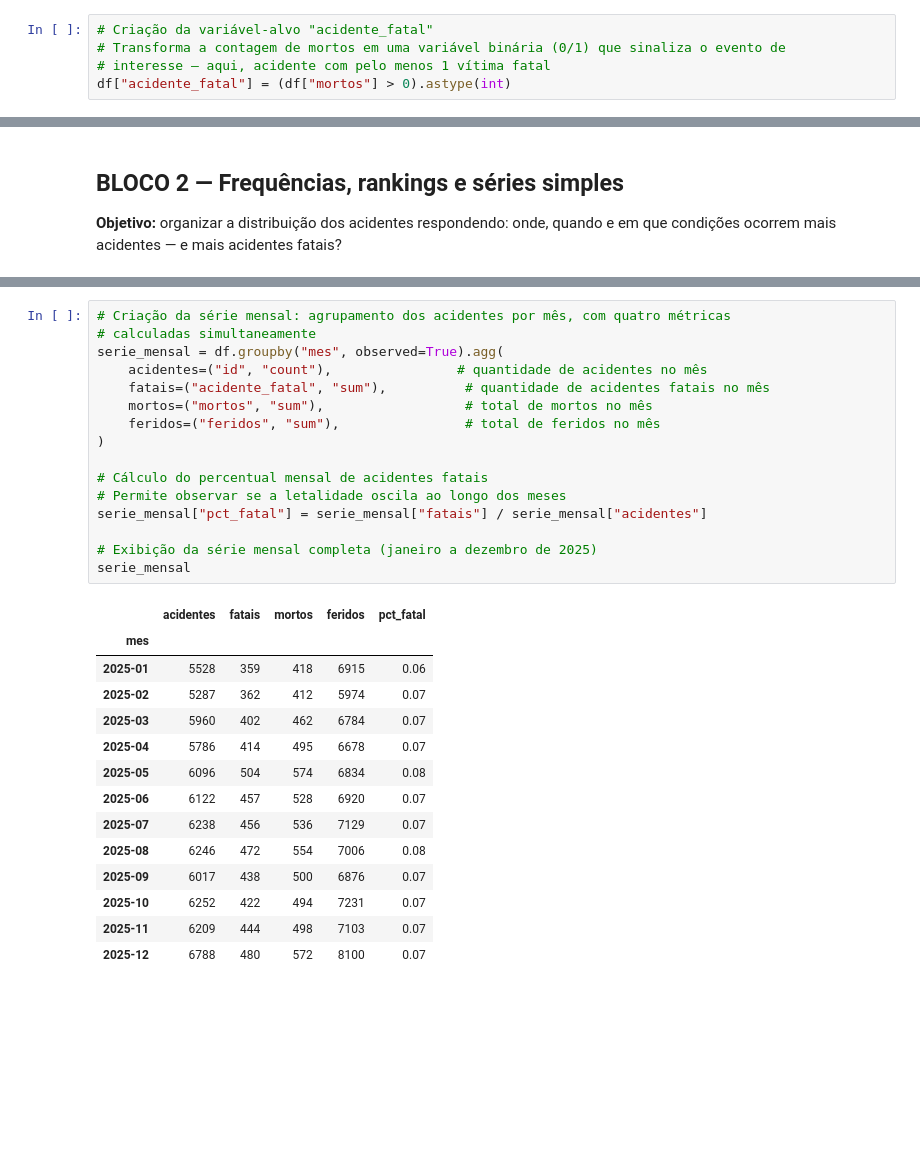
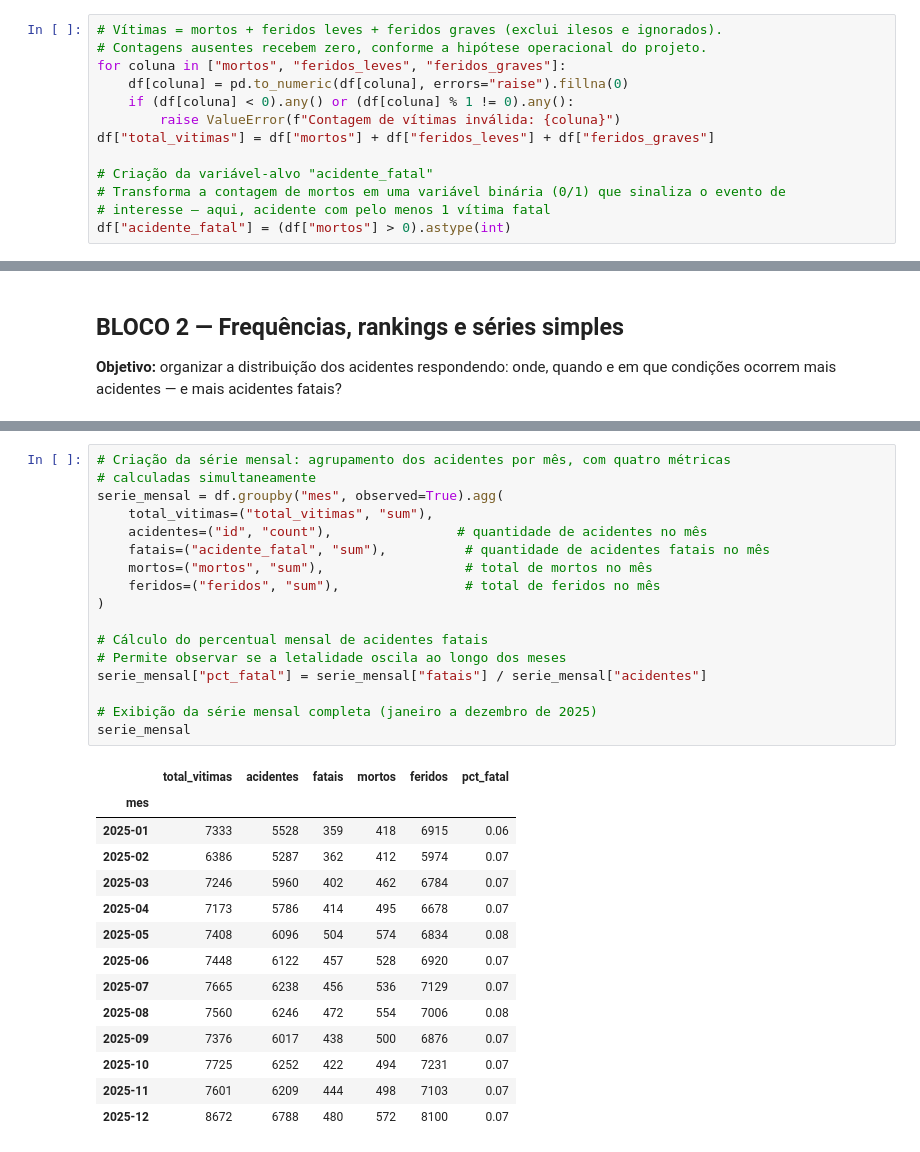
Before and after one commit to WilsonAgomes/Atividades_Aponti, a Jupyter notebook: atividade_unidade_5_2_prf/EDA — Indicadores e Fatores Associados a Acidentes Fatais.ipynb, the cells around one changed output, grey strips where cells are left out. Cells and saved outputs as stored; diff of their text form; blank space fills up the shorter version.

Commit message:
Atualização total de vítimas

```diff
--- a/atividade_unidade_5_2_prf/EDA — Indicadores e Fatores Associados a Acidentes Fatais.ipynb
+++ b/atividade_unidade_5_2_prf/EDA — Indicadores e Fatores Associados a Acidentes Fatais.ipynb
@@ -179,6 +179,14 @@ Com Vítimas Fatais      5209
 NaN                        1
 Name: count, dtype: int64
 # %%
+# Vítimas = mortos + feridos leves + feridos graves (exclui ilesos e ignorados).
+# Contagens ausentes recebem zero, conforme a hipótese operacional do projeto.
+for coluna in ["mortos", "feridos_leves", "feridos_graves"]:
+    df[coluna] = pd.to_numeric(df[coluna], errors="raise").fillna(0)
+    if (df[coluna] < 0).any() or (df[coluna] % 1 != 0).any():
+        raise ValueError(f"Contagem de vítimas inválida: {coluna}")
+df["total_vitimas"] = df["mortos"] + df["feridos_leves"] + df["feridos_graves"]
+
 # Criação da variável-alvo "acidente_fatal"
 # Transforma a contagem de mortos em uma variável binária (0/1) que sinaliza o evento de
 # interesse — aqui, acidente com pelo menos 1 vítima fatal
@@ -421,34 +438,35 @@ Acidentes por dia da semana:
 # %%
 # Criação da série mensal: agrupamento dos acidentes por mês, com quatro métricas
 # calculadas simultaneamente
 serie_mensal = df.groupby("mes", observed=True).agg(
+    total_vitimas=("total_vitimas", "sum"),
     acidentes=("id", "count"),                # quantidade de acidentes no mês
     fatais=("acidente_fatal", "sum"),          # quantidade de acidentes fatais no mês
     mortos=("mortos", "sum"),                  # total de mortos no mês
     feridos=("feridos", "sum"),                # total de feridos no mês
 )
 
 # Cálculo do percentual mensal de acidentes fatais
 # Permite observar se a letalidade oscila ao longo dos meses
 serie_mensal["pct_fatal"] = serie_mensal["fatais"] / serie_mensal["acidentes"]
 
 # Exibição da série mensal completa (janeiro a dezembro de 2025)
 serie_mensal
 # %% [output]
-|  | acidentes | fatais | mortos | feridos | pct_fatal |
-| mes |  |  |  |  |  |
-| 2025-01 | 5528 | 359 | 418 | 6915 | 0.06 |
-| 2025-02 | 5287 | 362 | 412 | 5974 | 0.07 |
-| 2025-03 | 5960 | 402 | 462 | 6784 | 0.07 |
-| 2025-04 | 5786 | 414 | 495 | 6678 | 0.07 |
-| 2025-05 | 6096 | 504 | 574 | 6834 | 0.08 |
-| 2025-06 | 6122 | 457 | 528 | 6920 | 0.07 |
-| 2025-07 | 6238 | 456 | 536 | 7129 | 0.07 |
-| 2025-08 | 6246 | 472 | 554 | 7006 | 0.08 |
-| 2025-09 | 6017 | 438 | 500 | 6876 | 0.07 |
-| 2025-10 | 6252 | 422 | 494 | 7231 | 0.07 |
-| 2025-11 | 6209 | 444 | 498 | 7103 | 0.07 |
-| 2025-12 | 6788 | 480 | 572 | 8100 | 0.07 |
+|  | total_vitimas | acidentes | fatais | mortos | feridos | pct_fatal |
+| mes |  |  |  |  |  |  |
+| 2025-01 | 7333 | 5528 | 359 | 418 | 6915 | 0.06 |
+| 2025-02 | 6386 | 5287 | 362 | 412 | 5974 | 0.07 |
+| 2025-03 | 7246 | 5960 | 402 | 462 | 6784 | 0.07 |
+| 2025-04 | 7173 | 5786 | 414 | 495 | 6678 | 0.07 |
+| 2025-05 | 7408 | 6096 | 504 | 574 | 6834 | 0.08 |
+| 2025-06 | 7448 | 6122 | 457 | 528 | 6920 | 0.07 |
+| 2025-07 | 7665 | 6238 | 456 | 536 | 7129 | 0.07 |
+| 2025-08 | 7560 | 6246 | 472 | 554 | 7006 | 0.08 |
+| 2025-09 | 7376 | 6017 | 438 | 500 | 6876 | 0.07 |
+| 2025-10 | 7725 | 6252 | 422 | 494 | 7231 | 0.07 |
+| 2025-11 | 7601 | 6209 | 444 | 498 | 7103 | 0.07 |
+| 2025-12 | 8672 | 6788 | 480 | 572 | 8100 | 0.07 |
 # %%
 # Criação da série por hora do dia — quando, ao longo das 24h, os acidentes e a
 # letalidade se concentram
```
Also changed, not shown: parts of 14 cells of this notebook, 33 other files.
